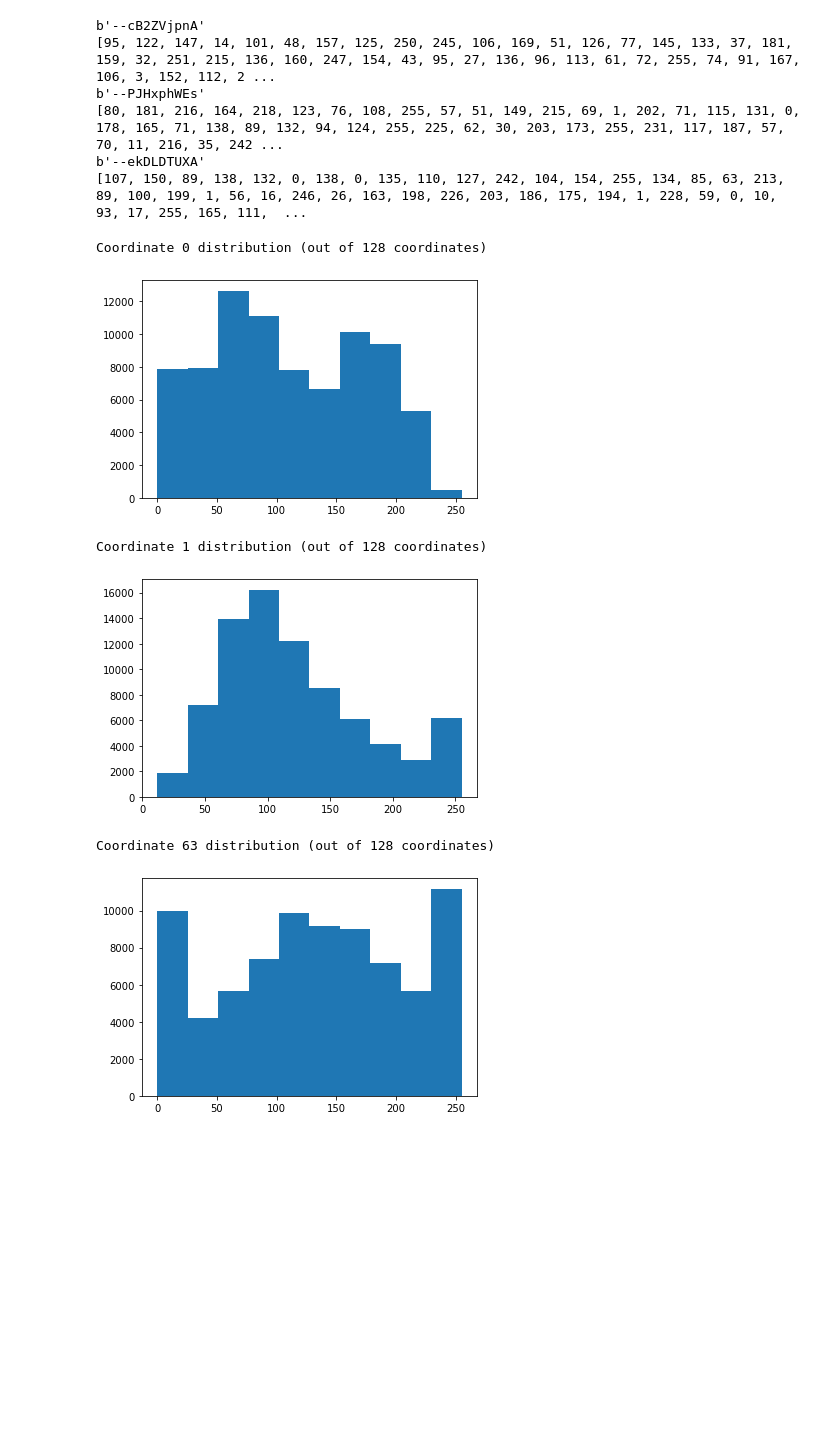
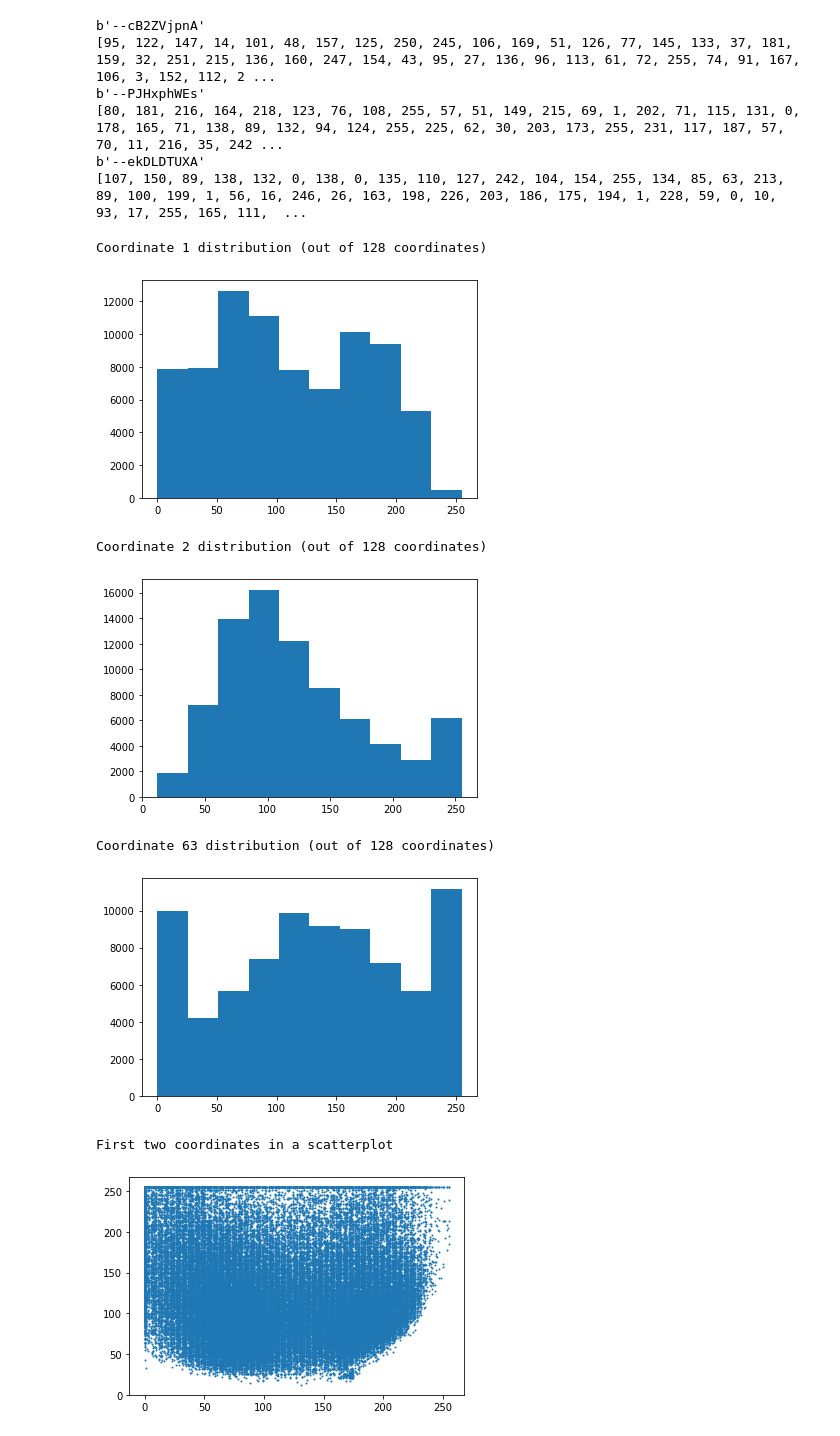
Before and after one commit to mashburnj/Audio_Labeling_Model, a Jupyter notebook: notebooks/Google AudioSet Demo.ipynb, the cells around one changed output. Cells and saved outputs as stored; diff of their text form; code cells hidden in the pictures; blank space fills up the shorter version.

Commit message:
Made scatterplot comparing first two PCA components

```diff
--- a/notebooks/Google AudioSet Demo.ipynb
+++ b/notebooks/Google AudioSet Demo.ipynb
@@ -131,22 +131,44 @@ b'--ekDLDTUXA'
 # %%
 # Next, I'd like to do some EDA on some coordinates, just to see how these are distributed.
 
-coordinates_to_analyze = [0, 1, 63]
-for j in coordinates_to_analyze:
+def coordinate_list(j):
     coordinates = []
     for raw_record in raw_dataset:
         example = tf.train.SequenceExample()
         example.ParseFromString(raw_record.numpy())
         for i in range(0,len(example.feature_lists.feature_list['audio_embedding'].feature)):
             coordinates.append(list(example.feature_lists.feature_list['audio_embedding'].feature[i].bytes_list.value[0])[j])
-    print('Coordinate ' + str(j) + ' distribution (out of 128 coordinates)')
+    return coordinates
+
+first_coord = coordinate_list(0)
+print('Coordinate 1 distribution (out of 128 coordinates)')
+plt.figure()
+plt.hist(first_coord)
+plt.show()
+second_coord = coordinate_list(1)
+print('Coordinate 2 distribution (out of 128 coordinates)')
+plt.figure()
+plt.hist(second_coord)
+plt.show()
+
+extra_coordinates_to_analyze = [63]
+for k in extra_coordinates_to_analyze:
+    print('Coordinate ' + str(k) + ' distribution (out of 128 coordinates)')
     plt.figure()
-    plt.hist(coordinates)
+    plt.hist(coordinate_list(k))
     plt.show()
+
+# Also want a scatterplot comparing some of the coordinates.
+print('First two coordinates in a scatterplot')
+plt.figure()
+plt.scatter(first_coord, second_coord, s=1)
+plt.show()
 # %% [output]
-Coordinate 0 distribution (out of 128 coordinates)
+Coordinate 1 distribution (out of 128 coordinates)
 [figure]
-Coordinate 1 distribution (out of 128 coordinates)
+Coordinate 2 distribution (out of 128 coordinates)
 [figure]
 Coordinate 63 distribution (out of 128 coordinates)
 [figure]
+First two coordinates in a scatterplot
+[figure, added]
```
Also changed, not shown: 1 other file.
